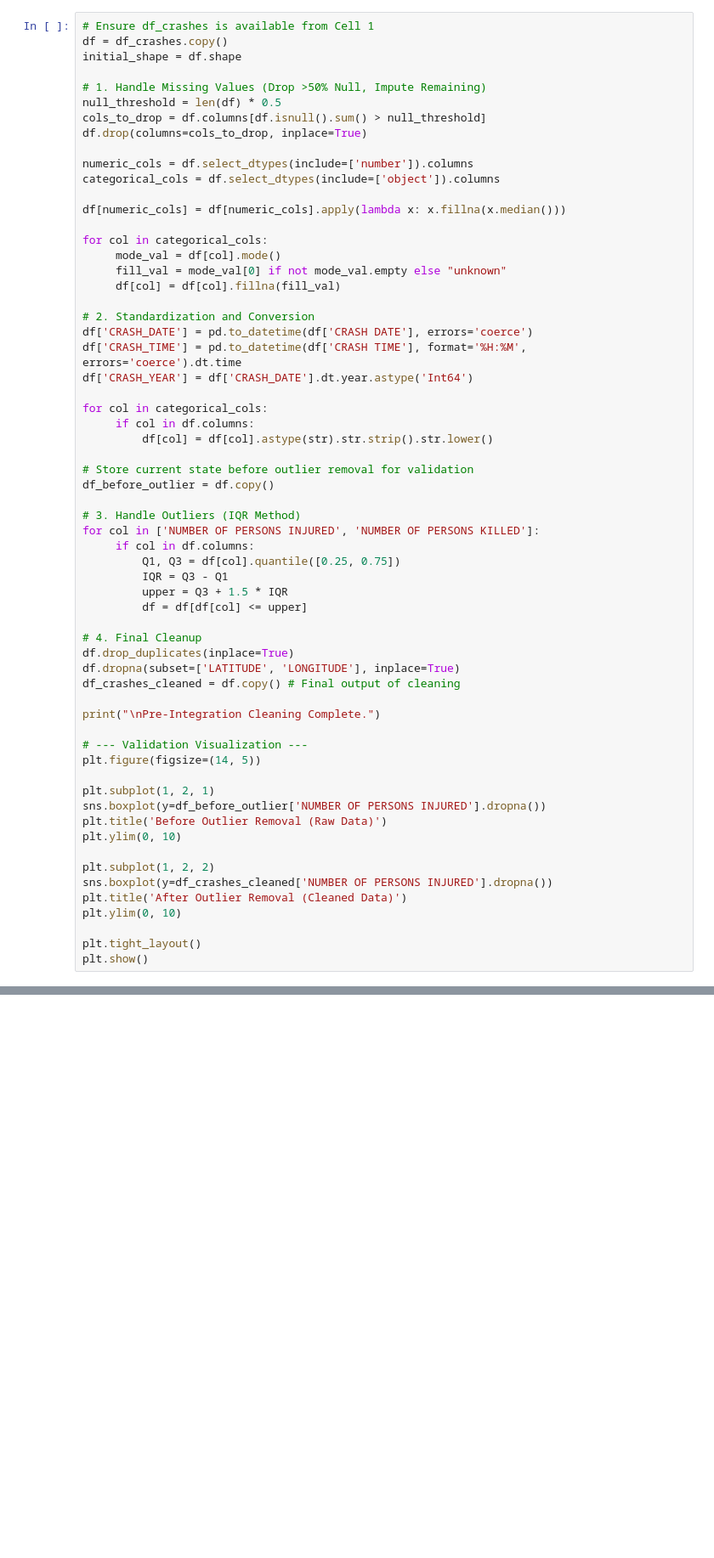
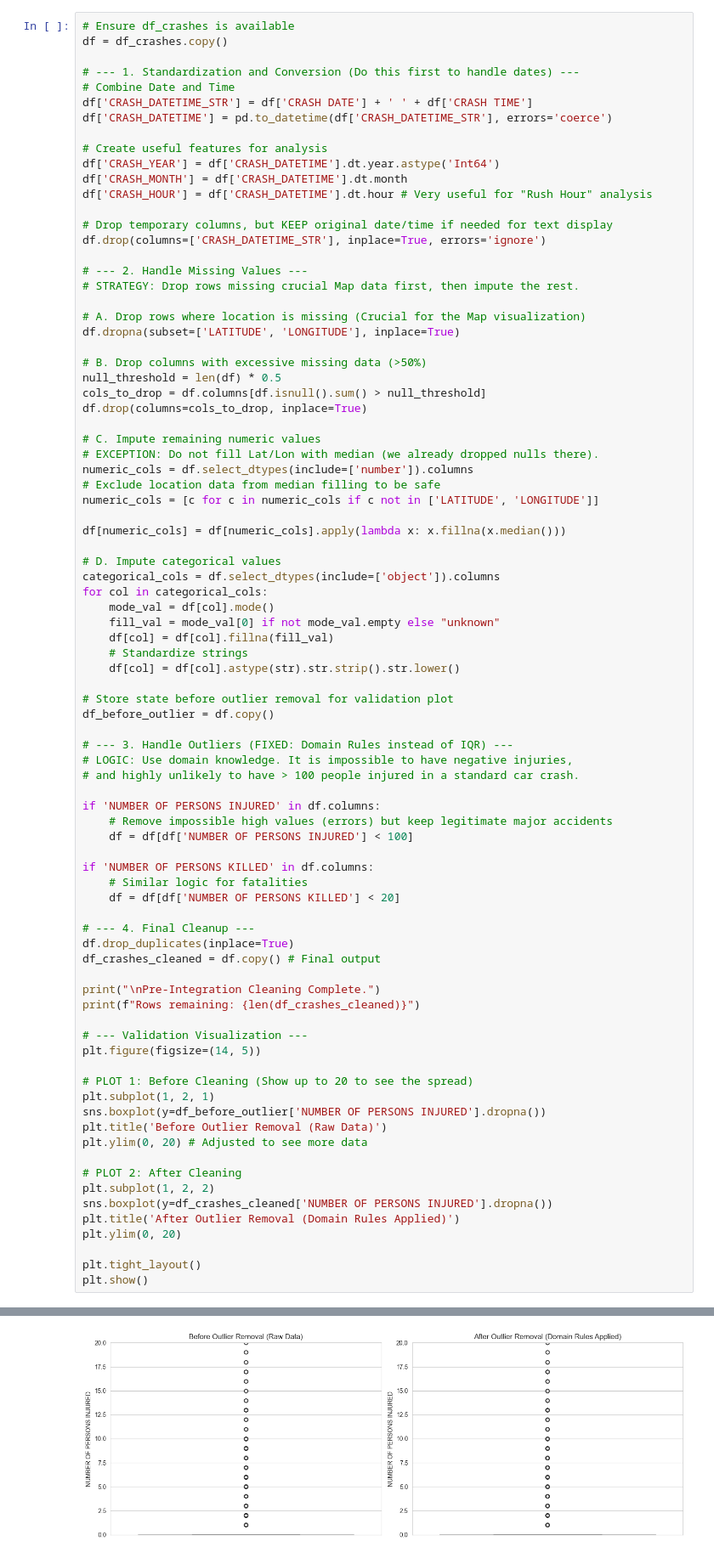
Before and after one commit to ahmedtarek-23/visuals, a Jupyter notebook: notebook/Milestone1_EDA_Cleaning.ipynb, the cells around one changed output, grey strips where cells are left out. Shown at 85% size. Drawn from its saved outputs; the diff is of its cells as text; blank space fills up the shorter version.

```diff
--- a/notebook/Milestone1_EDA_Cleaning.ipynb
+++ b/notebook/Milestone1_EDA_Cleaning.ipynb
@@ -64,62 +89,84 @@ This cell performs robust cleaning on the **Crashes** dataset before integration
 # %%
-# Ensure df_crashes is available from Cell 1
+# Ensure df_crashes is available
 df = df_crashes.copy()
-initial_shape = df.shape
 
-# 1. Handle Missing Values (Drop >50% Null, Impute Remaining)
+# --- 1. Standardization and Conversion (Do this first to handle dates) ---
+# Combine Date and Time
+df['CRASH_DATETIME_STR'] = df['CRASH DATE'] + ' ' + df['CRASH TIME']
+df['CRASH_DATETIME'] = pd.to_datetime(df['CRASH_DATETIME_STR'], errors='coerce')
+
+# Create useful features for analysis
+df['CRASH_YEAR'] = df['CRASH_DATETIME'].dt.year.astype('Int64')
+df['CRASH_MONTH'] = df['CRASH_DATETIME'].dt.month
+df['CRASH_HOUR'] = df['CRASH_DATETIME'].dt.hour # Very useful for "Rush Hour" analysis
+
+# Drop temporary columns, but KEEP original date/time if needed for text display
+df.drop(columns=['CRASH_DATETIME_STR'], inplace=True, errors='ignore')
+
+# --- 2. Handle Missing Values ---
+# STRATEGY: Drop rows missing crucial Map data first, then impute the rest.
+
+# A. Drop rows where location is missing (Crucial for the Map visualization)
+df.dropna(subset=['LATITUDE', 'LONGITUDE'], inplace=True)
+
+# B. Drop columns with excessive missing data (>50%)
 null_threshold = len(df) * 0.5
 cols_to_drop = df.columns[df.isnull().sum() > null_threshold]
 df.drop(columns=cols_to_drop, inplace=True)
 
+# C. Impute remaining numeric values
+# EXCEPTION: Do not fill Lat/Lon with median (we already dropped nulls there).
 numeric_cols = df.select_dtypes(include=['number']).columns
-categorical_cols = df.select_dtypes(include=['object']).columns
+# Exclude location data from median filling to be safe
+numeric_cols = [c for c in numeric_cols if c not in ['LATITUDE', 'LONGITUDE']]
 
 df[numeric_cols] = df[numeric_cols].apply(lambda x: x.fillna(x.median()))
 
+# D. Impute categorical values
+categorical_cols = df.select_dtypes(include=['object']).columns
 for col in categorical_cols:
-     mode_val = df[col].mode()
-     fill_val = mode_val[0] if not mode_val.empty else "unknown"
-     df[col] = df[col].fillna(fill_val)
+    mode_val = df[col].mode()
+    fill_val = mode_val[0] if not mode_val.empty else "unknown"
+    df[col] = df[col].fillna(fill_val)
+    # Standardize strings
+    df[col] = df[col].astype(str).str.strip().str.lower()
 
-# 2. Standardization and Conversion
-df['CRASH_DATE'] = pd.to_datetime(df['CRASH DATE'], errors='coerce')
-df['CRASH_TIME'] = pd.to_datetime(df['CRASH TIME'], format='%H:%M', errors='coerce').dt.time
-df['CRASH_YEAR'] = df['CRASH_DATE'].dt.year.astype('Int64')
-
-for col in categorical_cols:
-     if col in df.columns:
-         df[col] = df[col].astype(str).str.strip().str.lower()
-
-# Store current state before outlier removal for validation
+# Store state before outlier removal for validation plot
 df_before_outlier = df.copy()
 
-# 3. Handle Outliers (IQR Method)
-for col in ['NUMBER OF PERSONS INJURED', 'NUMBER OF PERSONS KILLED']:
-     if col in df.columns:
-         Q1, Q3 = df[col].quantile([0.25, 0.75])
-         IQR = Q3 - Q1
-         upper = Q3 + 1.5 * IQR
-         df = df[df[col] <= upper]
+# --- 3. Handle Outliers (FIXED: Domain Rules instead of IQR) ---
+# LOGIC: Use domain knowledge. It is impossible to have negative injuries,
+# and highly unlikely to have > 100 people injured in a standard car crash.
 
-# 4. Final Cleanup
+if 'NUMBER OF PERSONS INJURED' in df.columns:
+    # Remove impossible high values (errors) but keep legitimate major accidents
+    df = df[df['NUMBER OF PERSONS INJURED'] < 100]
+
+if 'NUMBER OF PERSONS KILLED' in df.columns:
+    # Similar logic for fatalities
+    df = df[df['NUMBER OF PERSONS KILLED'] < 20]
+
+# --- 4. Final Cleanup ---
 df.drop_duplicates(inplace=True)
-df.dropna(subset=['LATITUDE', 'LONGITUDE'], inplace=True)
-df_crashes_cleaned = df.copy() # Final output of cleaning
+df_crashes_cleaned = df.copy() # Final output
 
 print("\nPre-Integration Cleaning Complete.")
+print(f"Rows remaining: {len(df_crashes_cleaned)}")
 
 # --- Validation Visualization ---
 plt.figure(figsize=(14, 5))
 
+# PLOT 1: Before Cleaning (Show up to 20 to see the spread)
 plt.subplot(1, 2, 1)
 sns.boxplot(y=df_before_outlier['NUMBER OF PERSONS INJURED'].dropna())
 plt.title('Before Outlier Removal (Raw Data)')
-plt.ylim(0, 10)
+plt.ylim(0, 20) # Adjusted to see more data
 
+# PLOT 2: After Cleaning
 plt.subplot(1, 2, 2)
 sns.boxplot(y=df_crashes_cleaned['NUMBER OF PERSONS INJURED'].dropna())
-plt.title('After Outlier Removal (Cleaned Data)')
-plt.ylim(0, 10)
+plt.title('After Outlier Removal (Domain Rules Applied)')
+plt.ylim(0, 20)
 
 plt.tight_layout()
 plt.show()
@@ -128,3 +176,4 @@ NameError: name 'df_crashes' is not defined
+[figure, added]
 # %% [markdown]
 # 3. Data Integration and Post-Integration Cleaning
 
```
Also changed, not shown: parts of 5 cells of this notebook, 3 other files.
